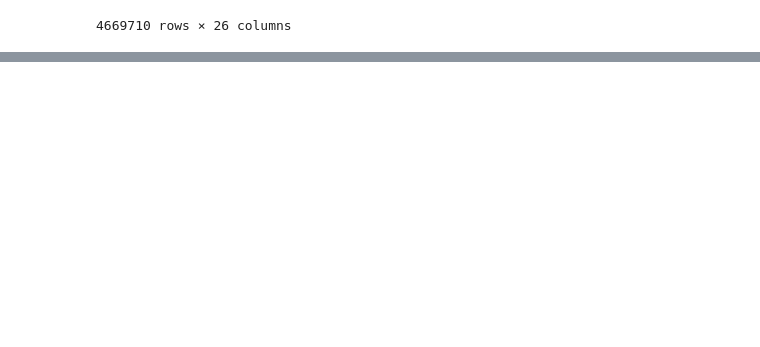
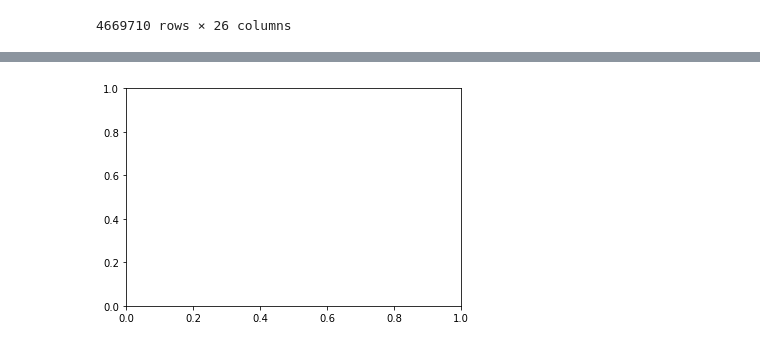
Before and after one commit to stephcia/Microsoft-Studios-Analysis, a Jupyter notebook: Gideon Data.ipynb, the cells around one changed output, grey strips where cells are left out. Drawn from its saved outputs; the diff is of its cells as text; code cells hidden in the pictures; blank space fills up the shorter version.

```diff
--- a/Gideon Data.ipynb
+++ b/Gideon Data.ipynb
@@ -65,0 +767,19 @@ GD2
+# %%
+fig,ax=plt.subplots()
+
+
+##will need an if statemtn or try except to check variable types
+
+def alltheplots(dataframe):
+    fig,ax=plt.subplots()
+    numerics = ['int16', 'int32', 'int64', 'float16', 'float32', 'float64']
+    tempdf = dataframe.select_dtypes(include=numerics)
+
+    columns=list(tempdf.keys())
+    for column in columns:
+        ax.scatter(tempdf[column],tempdf['domestic_gross'])
+    return "All Done!"
+
+##probaly will need some try and accepts..since not all data is numeric.. and this is a scatter plot.. but! I could probally. yeah.
+# %% [output]
+[figure, added]
```
Also changed, not shown: parts of 67 cells of this notebook.
